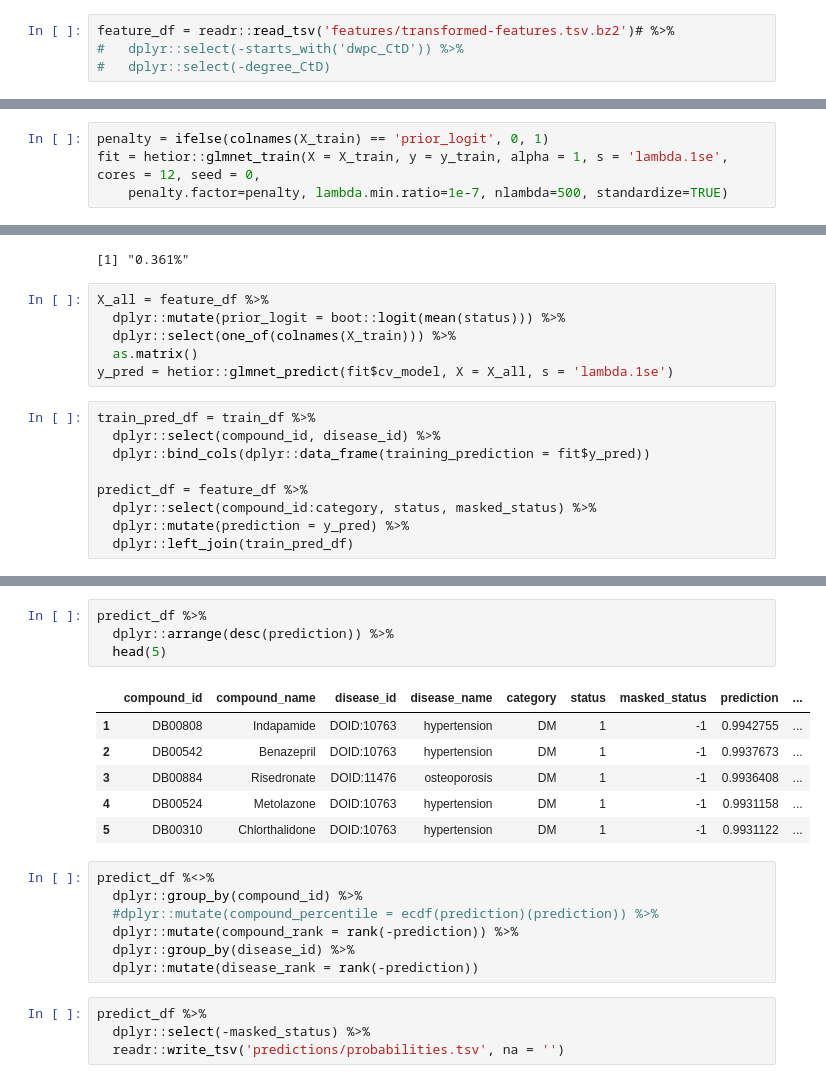
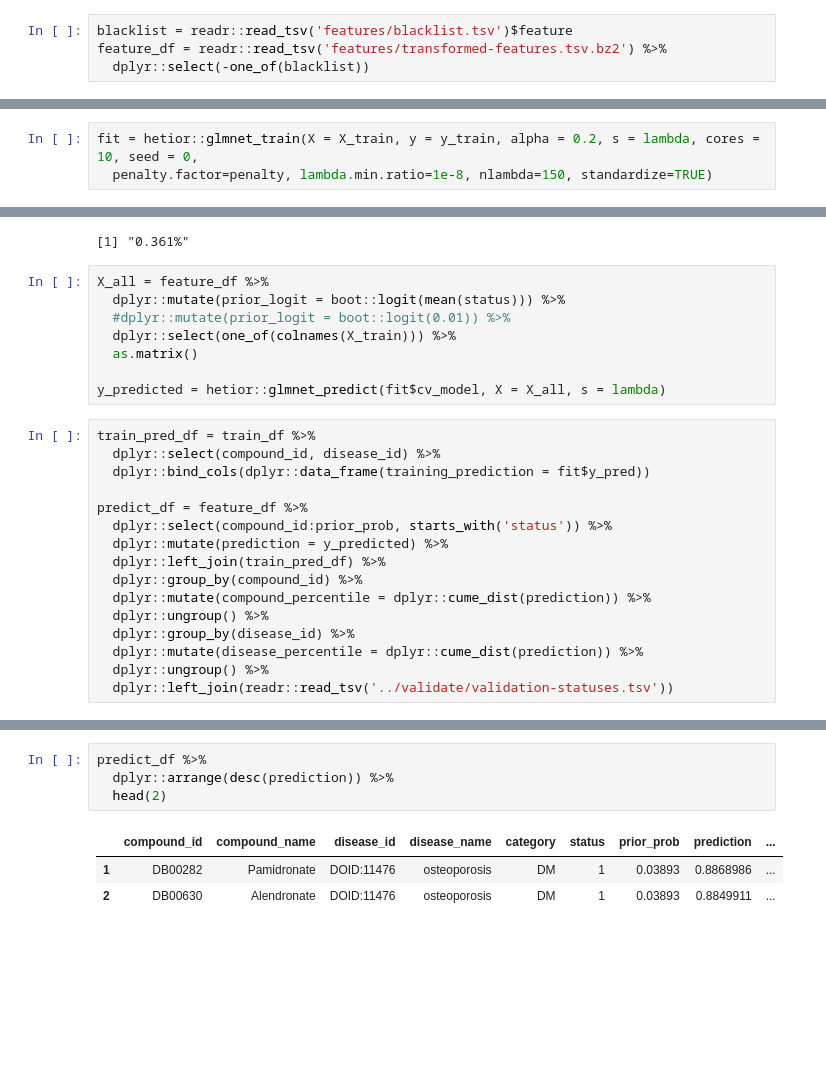
Before and after one commit to dhimmel/learn, a Jupyter notebook: prediction/4-predictr.ipynb, the cells around one changed output, grey strips where cells are left out. Drawn from its saved outputs; the diff is of its cells as text; blank space fills up the shorter version.

```diff
--- a/prediction/4-predictr.ipynb
+++ b/prediction/4-predictr.ipynb
@@ -5,4 +7,4 @@ library(magrittr)
 # %%
-feature_df = readr::read_tsv('features/transformed-features.tsv.bz2')# %>%
-#   dplyr::select(-starts_with('dwpc_CtD')) %>%
-#   dplyr::select(-degree_CtD)
+blacklist = readr::read_tsv('features/blacklist.tsv')$feature
+feature_df = readr::read_tsv('features/transformed-features.tsv.bz2') %>%
+  dplyr::select(-one_of(blacklist))
@@ -48,7 +34,6 @@ y_train
 # %%
-penalty = ifelse(colnames(X_train) == 'prior_logit', 0, 1)
-fit = hetior::glmnet_train(X = X_train, y = y_train, alpha = 1, s = 'lambda.1se', cores = 12, seed = 0,
-    penalty.factor=penalty, lambda.min.ratio=1e-7, nlambda=500, standardize=TRUE)
+fit = hetior::glmnet_train(X = X_train, y = y_train, alpha = 0.2, s = lambda, cores = 10, seed = 0,
+  penalty.factor=penalty, lambda.min.ratio=1e-8, nlambda=150, standardize=TRUE)
 # %% [output]
 Loading required package: Matrix
 Loading required package: foreach
@@ -118,17 +72,26 @@ scales::percent(mean(feature_df$status))
 # %%
 X_all = feature_df %>%
   dplyr::mutate(prior_logit = boot::logit(mean(status))) %>%
+  #dplyr::mutate(prior_logit = boot::logit(0.01)) %>%
   dplyr::select(one_of(colnames(X_train))) %>%
   as.matrix()
-y_pred = hetior::glmnet_predict(fit$cv_model, X = X_all, s = 'lambda.1se')
+
+y_predicted = hetior::glmnet_predict(fit$cv_model, X = X_all, s = lambda)
 # %%
 train_pred_df = train_df %>%
   dplyr::select(compound_id, disease_id) %>%
   dplyr::bind_cols(dplyr::data_frame(training_prediction = fit$y_pred))
 
 predict_df = feature_df %>%
-  dplyr::select(compound_id:category, status, masked_status) %>%
-  dplyr::mutate(prediction = y_pred) %>%
-  dplyr::left_join(train_pred_df)
+  dplyr::select(compound_id:prior_prob, starts_with('status')) %>%
+  dplyr::mutate(prediction = y_predicted) %>%
+  dplyr::left_join(train_pred_df) %>%
+  dplyr::group_by(compound_id) %>%
+  dplyr::mutate(compound_percentile = dplyr::cume_dist(prediction)) %>%
+  dplyr::ungroup() %>%
+  dplyr::group_by(disease_id) %>%
+  dplyr::mutate(disease_percentile = dplyr::cume_dist(prediction)) %>%
+  dplyr::ungroup() %>%
+  dplyr::left_join(readr::read_tsv('../validate/validation-statuses.tsv'))
 # %% [output]
 Joining by: c("compound_id", "disease_id")
@@ -163,22 +99,8 @@ $tjur
 # %%
 predict_df %>%
   dplyr::arrange(desc(prediction)) %>%
-  head(5)
+  head(2)
 # %% [output]
-|  | compound_id | compound_name | disease_id | disease_name | category | status | masked_status | prediction | ... |
-| 1 | DB00808 | Indapamide | DOID:10763 | hypertension | DM | 1 | -1 | 0.9942755 | ... |
-| 2 | DB00542 | Benazepril | DOID:10763 | hypertension | DM | 1 | -1 | 0.9937673 | ... |
-| 3 | DB00884 | Risedronate | DOID:11476 | osteoporosis | DM | 1 | -1 | 0.9936408 | ... |
-| 4 | DB00524 | Metolazone | DOID:10763 | hypertension | DM | 1 | -1 | 0.9931158 | ... |
-| 5 | DB00310 | Chlorthalidone | DOID:10763 | hypertension | DM | 1 | -1 | 0.9931122 | ... |
+|  | compound_id | compound_name | disease_id | disease_name | category | status | prior_prob | prediction | ... |
+| 1 | DB00282 | Pamidronate | DOID:11476 | osteoporosis | DM | 1 | 0.03893 | 0.8868986 | ... |
+| 2 | DB00630 | Alendronate | DOID:11476 | osteoporosis | DM | 1 | 0.03893 | 0.8849911 | ... |
-# %%
-predict_df %<>%
-  dplyr::group_by(compound_id) %>%
-  #dplyr::mutate(compound_percentile = ecdf(prediction)(prediction)) %>%
-  dplyr::mutate(compound_rank = rank(-prediction)) %>%
-  dplyr::group_by(disease_id) %>%
-  dplyr::mutate(disease_rank = rank(-prediction))
-# %%
-predict_df %>%
-  dplyr::select(-masked_status) %>%
-  readr::write_tsv('predictions/probabilities.tsv', na = '')
```
Also changed, not shown: parts of 20 cells of this notebook, 12 other files.
